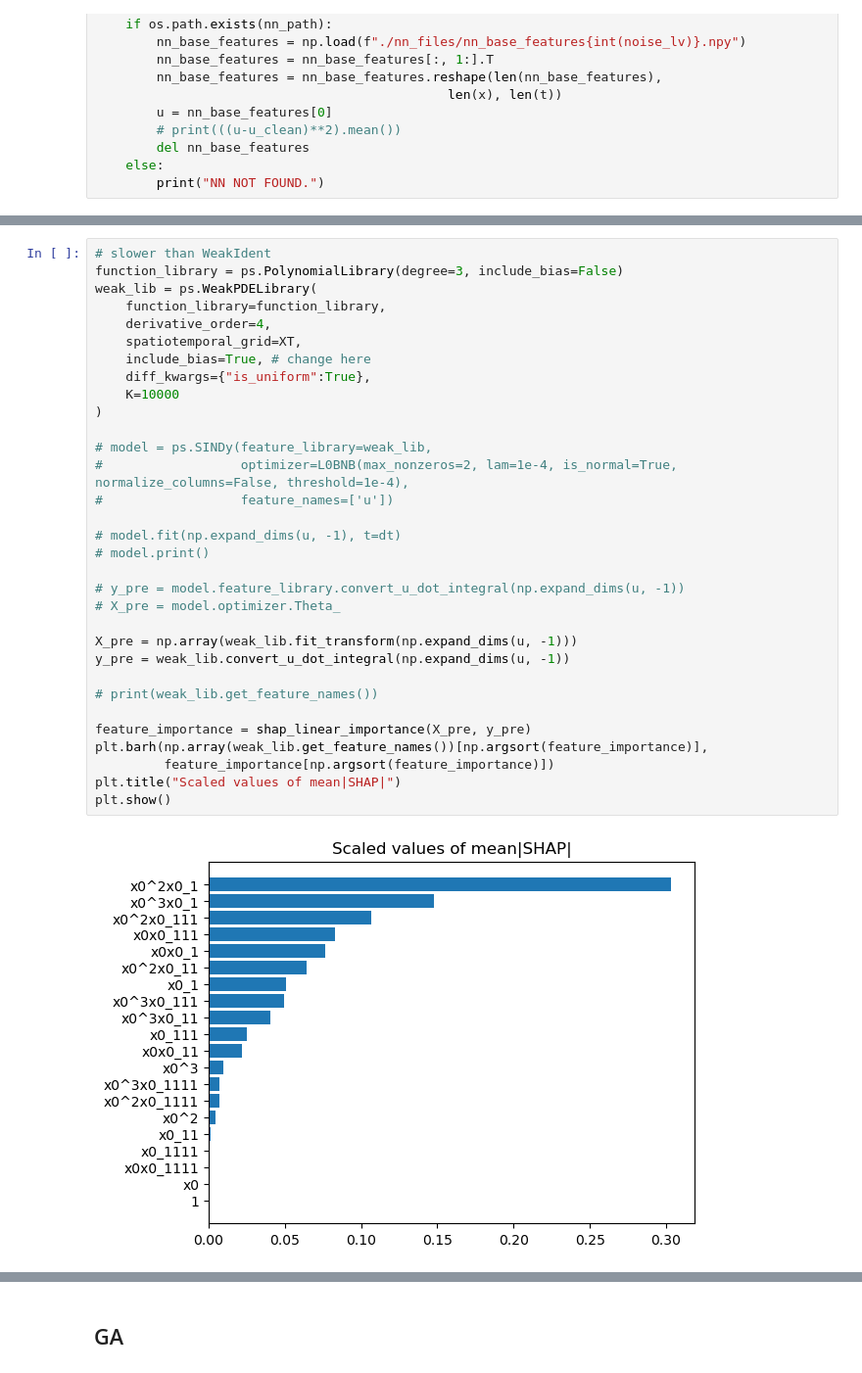
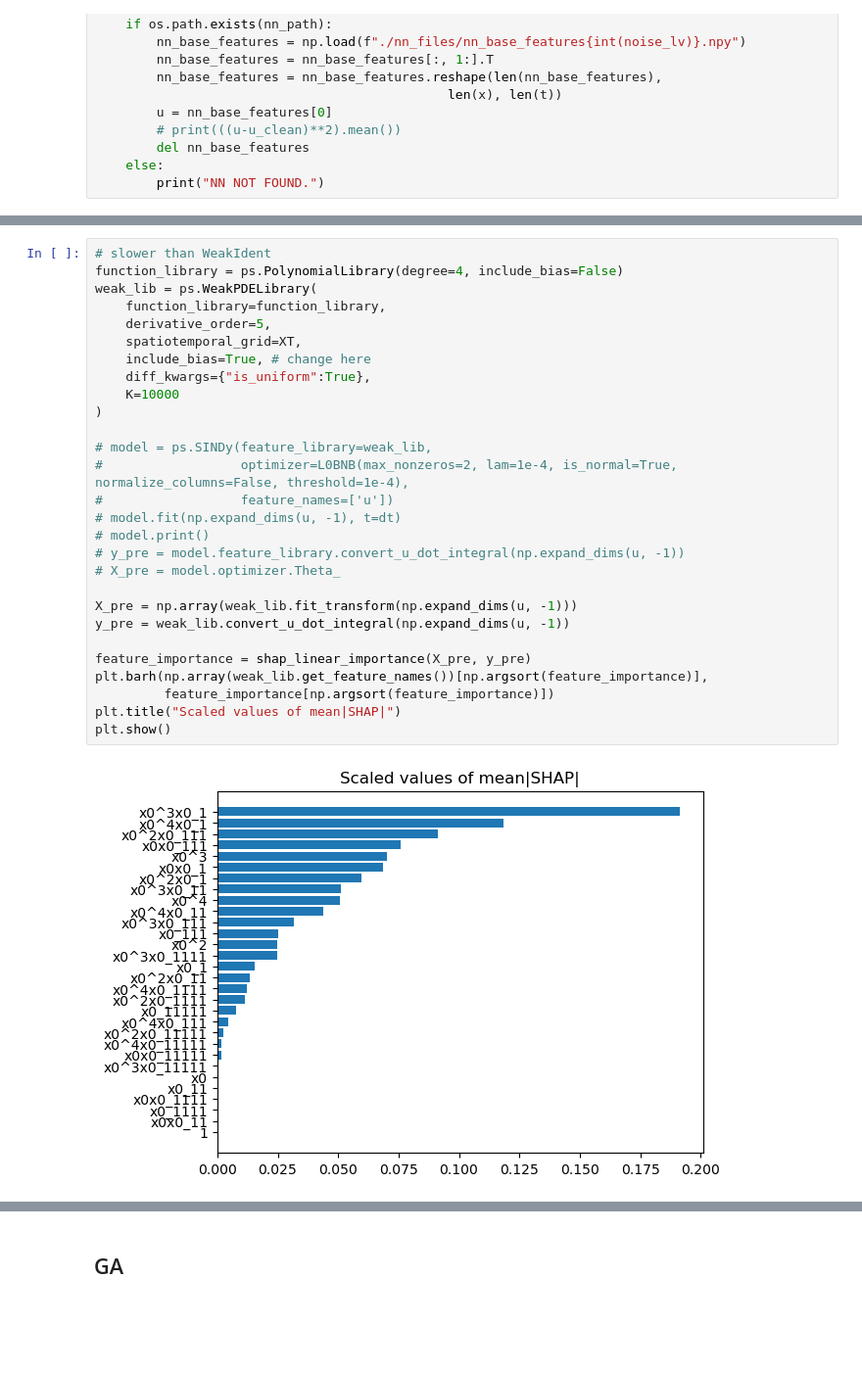
Before and after one commit to Pongpisit-Thanasutives/UBIC-test, a Jupyter notebook: Examples/KdV by GA.ipynb, the cells around one changed output, grey strips where cells are left out. Shown at 98% size. Cells and saved outputs as stored; diff of their text form; blank space fills up the shorter version.

```diff
--- a/Examples/KdV by GA.ipynb
+++ b/Examples/KdV by GA.ipynb
@@ -162,37 +199,33 @@ WeakIdent finished support trimming and narrow-fit for variable no.1 . A support
 # %%
 # slower than WeakIdent
-function_library = ps.PolynomialLibrary(degree=3, include_bias=False)
+function_library = ps.PolynomialLibrary(degree=4, include_bias=False)
 weak_lib = ps.WeakPDELibrary(
     function_library=function_library,
-    derivative_order=4,
+    derivative_order=5,
     spatiotemporal_grid=XT,
     include_bias=True, # change here
     diff_kwargs={"is_uniform":True},
     K=10000
 )
 
 # model = ps.SINDy(feature_library=weak_lib,
 #                  optimizer=L0BNB(max_nonzeros=2, lam=1e-4, is_normal=True, normalize_columns=False, threshold=1e-4),
 #                  feature_names=['u'])
-
 # model.fit(np.expand_dims(u, -1), t=dt)
 # model.print()
-
 # y_pre = model.feature_library.convert_u_dot_integral(np.expand_dims(u, -1))
 # X_pre = model.optimizer.Theta_
 
 X_pre = np.array(weak_lib.fit_transform(np.expand_dims(u, -1)))
 y_pre = weak_lib.convert_u_dot_integral(np.expand_dims(u, -1))
 
-# print(weak_lib.get_feature_names())
-
 feature_importance = shap_linear_importance(X_pre, y_pre)
 plt.barh(np.array(weak_lib.get_feature_names())[np.argsort(feature_importance)],
          feature_importance[np.argsort(feature_importance)])
 plt.title("Scaled values of mean|SHAP|")
 plt.show()
 # %% [output]
-[figure, old version]
+[figure, new version]
 # %%
 # _, best_subsets = brute_force_all_subsets(X_pre, y_pre, max_support_size=8) # compare solvel0's res to bf_solve
 
```
Also changed, not shown: parts of 19 cells of this notebook.
